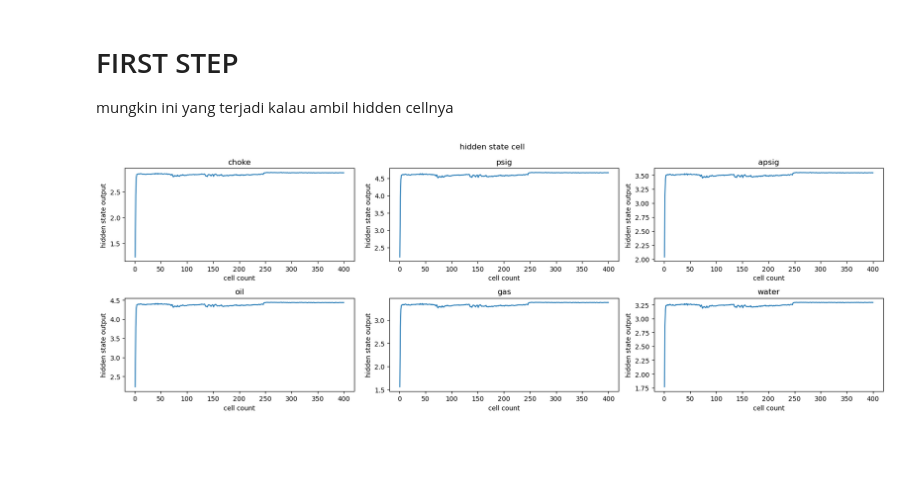
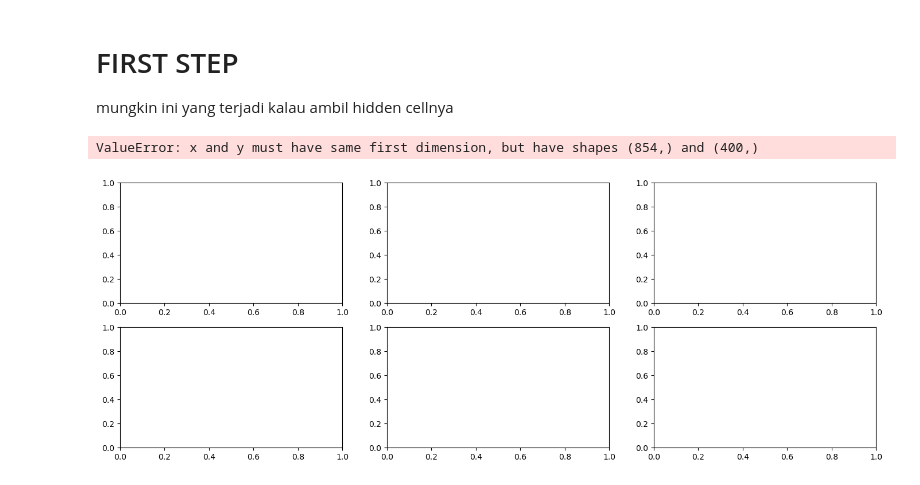
Before and after one commit to Dzyfhuba/lstm-prototype, a Jupyter notebook: app4.ipynb, the cells around one changed output. Saved outputs shown, nothing was run; the diff lists cells and outputs as text; code cells hidden in the pictures; blank space fills up the shorter version.

```diff
--- a/app4.ipynb
+++ b/app4.ipynb
@@ -485,8 +496,8 @@ c_prev = np.zeros((6,))
 
 predicted_scratch = np.array([])
 # Perform forward pass and prediction
-# for t in range(len(df_choke_38_normalized.values)):
-for t in range(400):
+for t in range(len(df_choke_38_normalized.values)):
+# for t in range(400):
     x_t = df_choke_38_normalized.values[t]
     h_t, c_t = lstm_forward(x_t, h_prev, c_prev, W_f, U_f, b_f, W_i, U_i, b_i, W_o, U_o, b_o, W_c, U_c, b_c)
     h_prev = h_t
@@ -542,17 +553,18 @@ mungkin ini yang terjadi kalau ambil hidden cellnya
 # %%
 # plot predicted_scratch_reshaped
 # plt.plot(range(predicted_scratch_reshaped.shape[0]), predicted_scratch_reshaped, label='Predicted')
 fig, ax = plt.subplots(figsize=(17,6), nrows=2, ncols=3)
 for i in range(6):
-    # ax[i//3, i%3].plot(range(1, df_choke_38_normalized.shape[0]+1), predicted_scratch_reshaped[:,i], label='end of hidden state')
-    ax[i//3, i%3].plot(range(1, 401), predicted_scratch_reshaped[:400,i], label='end of hidden state')
+    ax[i//3, i%3].plot(range(1, df_choke_38_normalized.shape[0]+1), predicted_scratch_reshaped[:,i], label='end of hidden state')
+    # ax[i//3, i%3].plot(range(1, 401), predicted_scratch_reshaped[:400,i], label='end of hidden state')
     ax[i//3, i%3].set_title(columns2[i])
     ax[i//3, i%3].set_xlabel('cell count')
     ax[i//3, i%3].set_ylabel('hidden state output')
     # add gap each axis
 
 fig.suptitle('hidden state cell')
 fig.tight_layout()
 fig.show()
 # %% [output]
+ValueError: x and y must have same first dimension, but have shapes (854,) and (400,)
-[figure, old version]
+[figure, new version]
```
Also changed, not shown: parts of 15 cells of this notebook, 5 other files.
